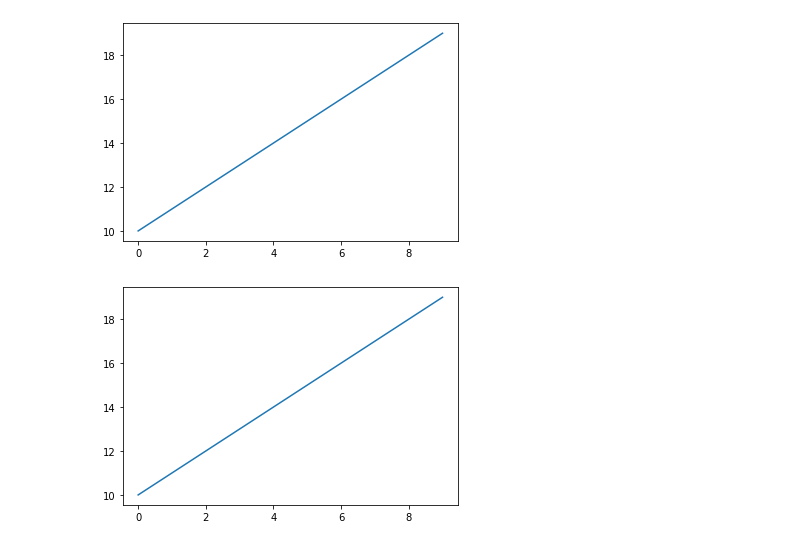
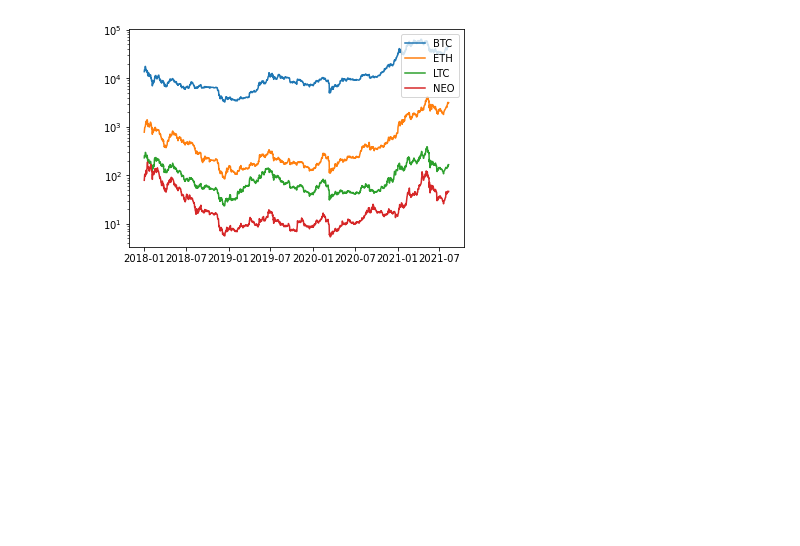
Before and after one commit to sergiomath/FaceMasters, a Jupyter notebook: Untitled.ipynb, the cells around one changed output. Saved outputs shown, nothing was run; the diff lists cells and outputs as text; code cells hidden in the pictures; blank space fills up the shorter version.

```diff
--- a/Untitled.ipynb
+++ b/Untitled.ipynb
@@ -1,24 +0,0 @@
-# %%
-from six.moves import input
-import matplotlib.pyplot as plt
-# create figure (will only create new window if needed)
-plt.figure()
-# Generate plot1
-plt.plot(range(10, 20))
-# Show the plot in non-blocking mode
-plt.show(block=False)
-
-# create figure (will only create new window if needed)
-plt.figure()
-# Generate plot2
-plt.plot(range(10, 20))
-# Show the plot in non-blocking mode
-plt.show(block=False)
-
-...
-
-# Finally block main thread until all plots are closed
-plt.show()
-# %% [output]
-[figure, removed]
-[figure, removed]
@@ -24,0 +7,34 @@ plt.show()
+# %%
+currency = "USD"
+metric = "Close"
+
+start = dt.datetime(2018,1,1)
+end = dt.datetime.now()
+
+crypto = ['BTC', 'ETH', 'LTC', 'NEO']
+colnames = []
+
+first = True
+
+for ticker in crypto:
+    data = web.DataReader(f"{ticker}-{currency}", "yahoo", start, end)
+    if first:
+        combined = data[[metric]].copy()
+        colnames.append(ticker)
+        combined.columns = colnames
+        first = False
+    else:
+        combined = combined.join(data[metric])
+        colnames.append(ticker)
+        combined.columns = colnames
+
+plt.yscale('log') # first show linear
+
+for ticker in crypto:
+    plt.plot(combined[ticker], label=ticker)
+
+plt.legend(loc="upper right")
+
+plt.show()
+# %% [output]
+[figure, added]
```
Also changed, not shown: parts of 1 cell of this notebook.
